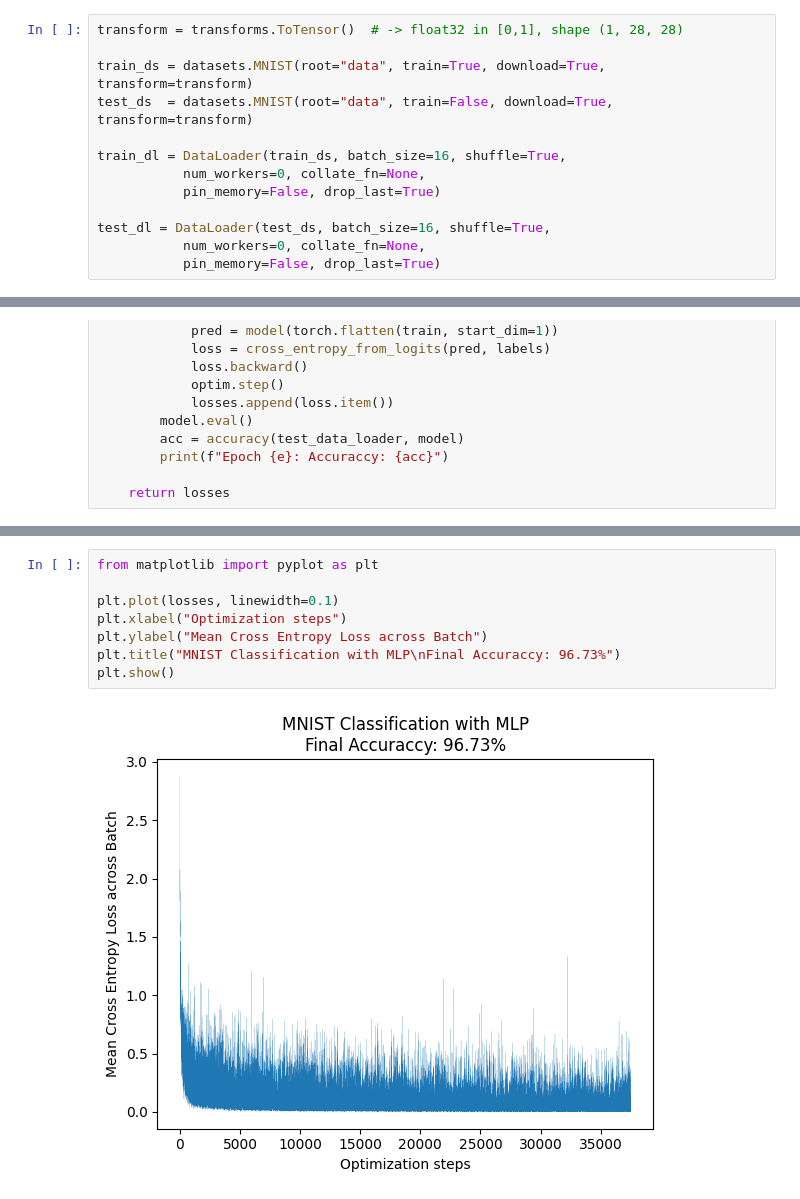
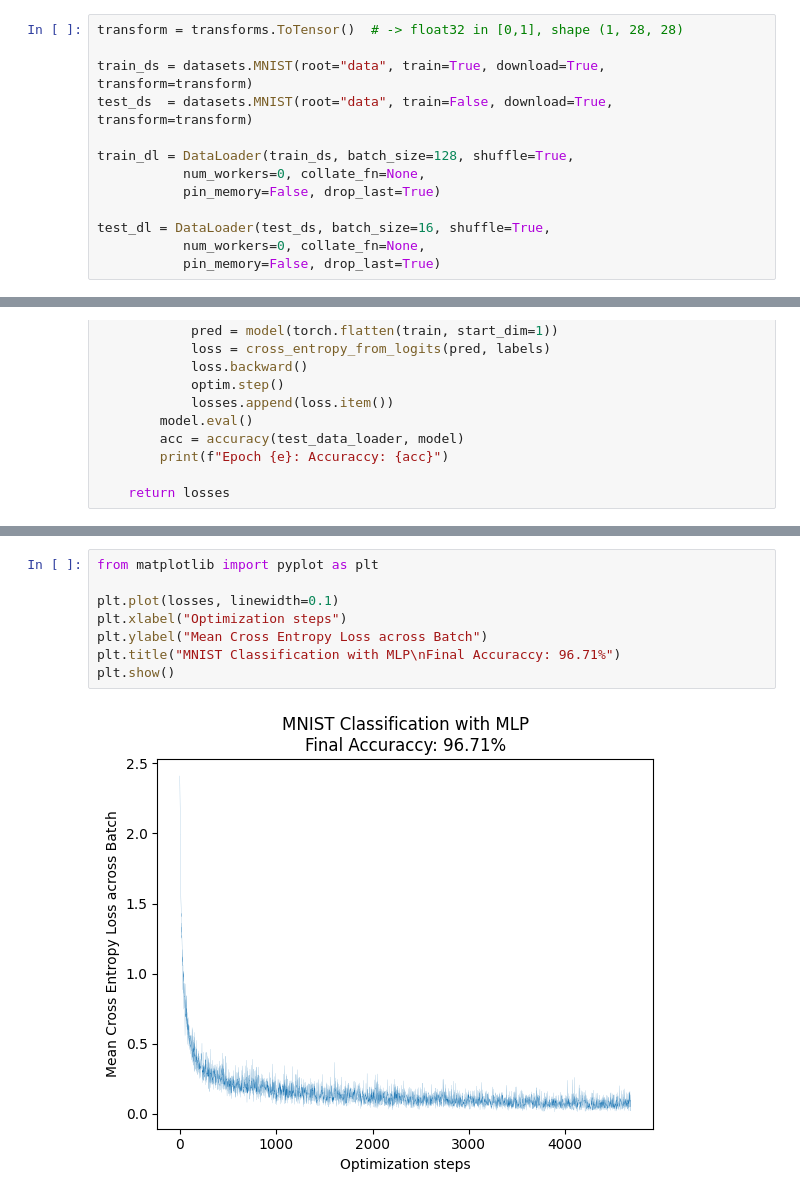
Before and after one commit to jeremiasbaur/robot-learning-ethz-2026, a Jupyter notebook: hw1_pytorch_tutorial/src/ex3.ipynb, the cells around one changed output, grey strips where cells are left out. Drawn from its saved outputs; the diff is of its cells as text.

```diff
--- a/hw1_pytorch_tutorial/src/ex3.ipynb
+++ b/hw1_pytorch_tutorial/src/ex3.ipynb
@@ -290,7 +290,7 @@ transform = transforms.ToTensor()  # -> float32 in [0,1], shape (1, 28, 28)
 train_ds = datasets.MNIST(root="data", train=True, download=True, transform=transform)
 test_ds  = datasets.MNIST(root="data", train=False, download=True, transform=transform)
 
-train_dl = DataLoader(train_ds, batch_size=16, shuffle=True,
+train_dl = DataLoader(train_ds, batch_size=128, shuffle=True,
            num_workers=0, collate_fn=None,
            pin_memory=False, drop_last=True)
 
@@ -407,10 +407,10 @@ Epoch 9: Accuraccy: 0.9673
 # %%
 from matplotlib import pyplot as plt
 
 plt.plot(losses, linewidth=0.1)
 plt.xlabel("Optimization steps")
 plt.ylabel("Mean Cross Entropy Loss across Batch")
-plt.title("MNIST Classification with MLP\nFinal Accuraccy: 96.73%")
+plt.title("MNIST Classification with MLP\nFinal Accuraccy: 96.71%")
 plt.show()
 # %% [output]
-[figure, old version]
+[figure, new version]
```
Also changed, not shown: parts of 1 cell of this notebook, 1 other file.
